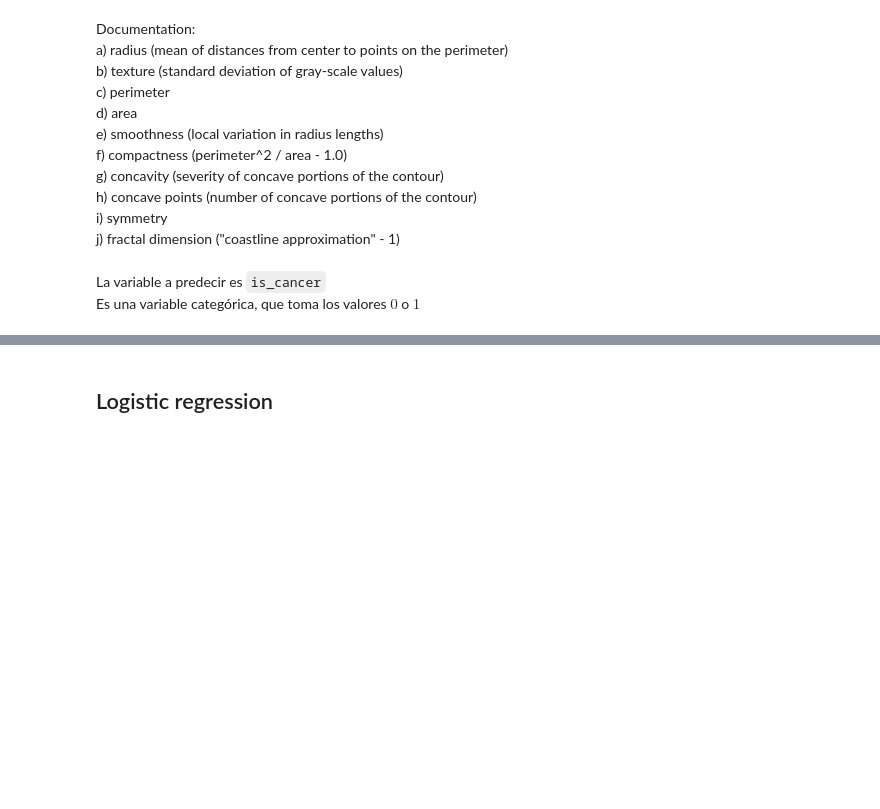
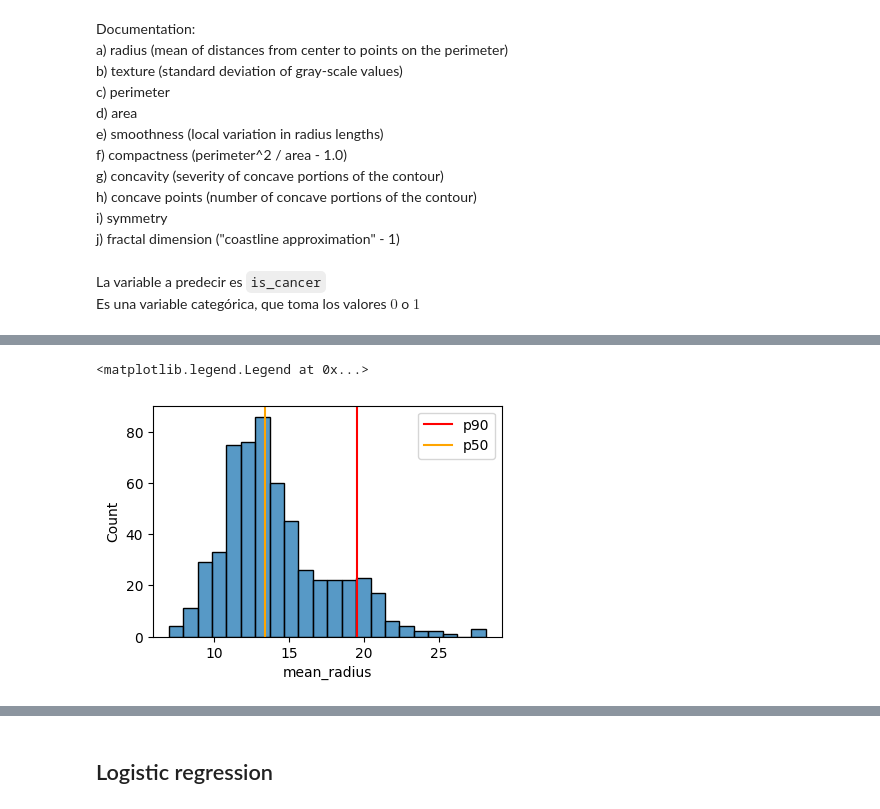
Before and after one commit to poacosta/ml_esesa_2024, a Jupyter notebook: 04.classification.ipynb, the cells around one changed output, grey strips where cells are left out. Drawn from its saved outputs; the diff is of its cells as text; code cells hidden in the pictures; blank space fills up the shorter version.

```diff
--- a/04.classification.ipynb
+++ b/04.classification.ipynb
@@ -76,9 +125,12 @@ import matplotlib.pyplot as plt
 # %%
 sns.histplot(x=df.mean_radius)
 plt.axvline(df.mean_radius.quantile(0.90), label="p90", color="red")
 plt.axvline(df.mean_radius.quantile(0.50), label="p50", color="orange")
-plt.axvline(df.mean_radius.mean(), label="mean", color="green")
+# plt.axvline(df.mean_radius.mean(), label="mean", color="green")
 
 plt.legend()
+# %% [output]
+<matplotlib.legend.Legend at 0x...>
+[figure, added]
 # %%
 sns.histplot(x=df.mean_radius, hue=df.is_cancer, palette=["lightgreen", "red"])
```
Also changed, not shown: parts of 107 cells of this notebook.
